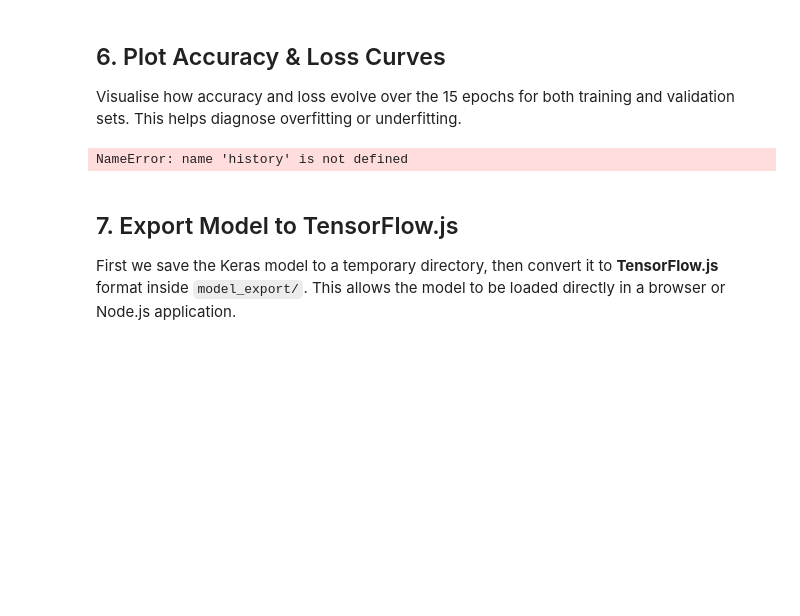
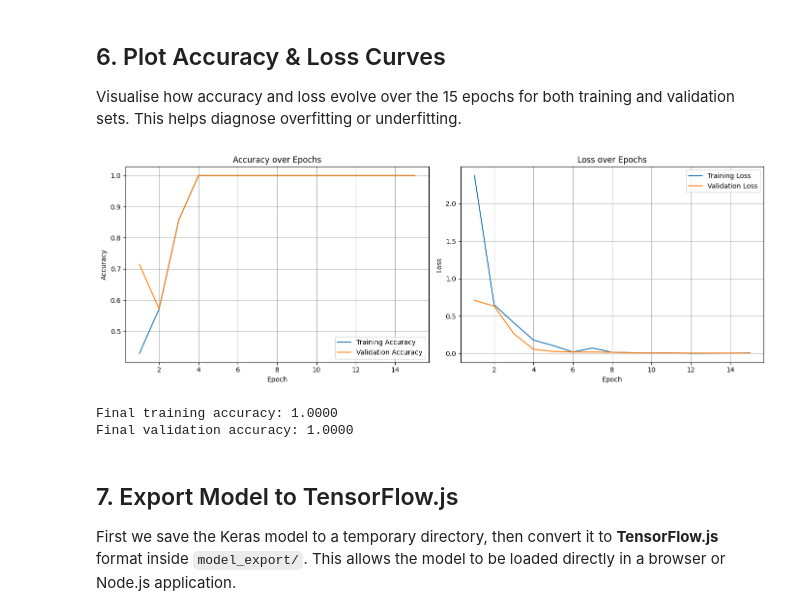
Before and after one commit to Devanshshar01/FAHHHH-, a Jupyter notebook: train_model.ipynb, the cells around one changed output. Cells and saved outputs as stored; diff of their text form; code cells hidden in the pictures; blank space fills up the shorter version.

```diff
--- a/train_model.ipynb
+++ b/train_model.ipynb
@@ -173,6 +195,15 @@ Model compiled successfully.
 
 Train for **15 epochs** using the augmented training set and validate on the held-out 20% split.
 # %%
+# Ensure model is compiled before training
+if not hasattr(model, 'optimizer') or model.optimizer is None:
+    print("Model was not compiled — compiling now...")
+    model.compile(
+        optimizer=Adam(learning_rate=1e-3),
+        loss='categorical_crossentropy',
+        metrics=['accuracy']
+    )
+
 history = model.fit(
     train_generator,
     epochs=EPOCHS,
@@ -189,36 +234,54 @@ ValueError: The PyDataset has length 0
 
 Visualise how accuracy and loss evolve over the 15 epochs for both training and validation sets. This helps diagnose overfitting or underfitting.
 # %%
-acc = history.history['accuracy']
-val_acc = history.history['val_accuracy']
-loss = history.history['loss']
-val_loss = history.history['val_loss']
-epochs_range = range(1, len(acc) + 1)
+history_obj = globals().get('history', None)
 
-fig, (ax1, ax2) = plt.subplots(1, 2, figsize=(14, 5))
+if history_obj is None:
+    print("No training history found. Run the training cell first to create 'history'.")
+else:
+    history_dict = getattr(history_obj, 'history', {})
+    acc = history_dict.get('accuracy', [])
+    val_acc = history_dict.get('val_accuracy', [])
+    loss = history_dict.get('loss', [])
+    val_loss = history_dict.get('val_loss', [])
 
-# --- Accuracy ---
-ax1.plot(epochs_range, acc, label='Training Accuracy')
-ax1.plot(epochs_range, val_acc, label='Validation Accuracy')
-ax1.set_title('Accuracy over Epochs')
-ax1.set_xlabel('Epoch')
-ax1.set_ylabel('Accuracy')
-ax1.legend()
-ax1.grid(True)
+    if not acc:
+        print("Training ran, but no accuracy values were found in history.")
+    else:
+        epochs_range = range(1, len(acc) + 1)
 
-# --- Loss ---
-ax2.plot(epochs_range, loss, label='Training Loss')
-ax2.plot(epochs_range, val_loss, label='Validation Loss')
-ax2.set_title('Loss over Epochs')
-ax2.set_xlabel('Epoch')
-ax2.set_ylabel('Loss')
-ax2.legend()
-ax2.grid(True)
+        fig, (ax1, ax2) = plt.subplots(1, 2, figsize=(14, 5))
 
-plt.tight_layout()
-plt.show()
+        # --- Accuracy ---
+        ax1.plot(epochs_range, acc, label='Training Accuracy')
+        if val_acc:
+            ax1.plot(epochs_range, val_acc, label='Validation Accuracy')
+        ax1.set_title('Accuracy over Epochs')
+        ax1.set_xlabel('Epoch')
+        ax1.set_ylabel('Accuracy')
+        ax1.legend()
+        ax1.grid(True)
+
+        # --- Loss ---
+        ax2.plot(epochs_range, loss, label='Training Loss')
+        if val_loss:
+            ax2.plot(epochs_range, val_loss, label='Validation Loss')
+        ax2.set_title('Loss over Epochs')
+        ax2.set_xlabel('Epoch')
+        ax2.set_ylabel('Loss')
+        ax2.legend()
+        ax2.grid(True)
+
+        plt.tight_layout()
+        plt.show()
+
+        print(f"\nFinal training accuracy: {acc[-1]:.4f}")
+        if val_acc:
+            print(f"Final validation accuracy: {val_acc[-1]:.4f}")
 # %% [output]
+[figure, added]
-NameError: name 'history' is not defined
+Final training accuracy: 1.0000
+Final validation accuracy: 1.0000
 # %% [markdown]
 ## 7. Export Model to TensorFlow.js
 
```
Also changed, not shown: parts of 5 cells of this notebook, 13 other files.
